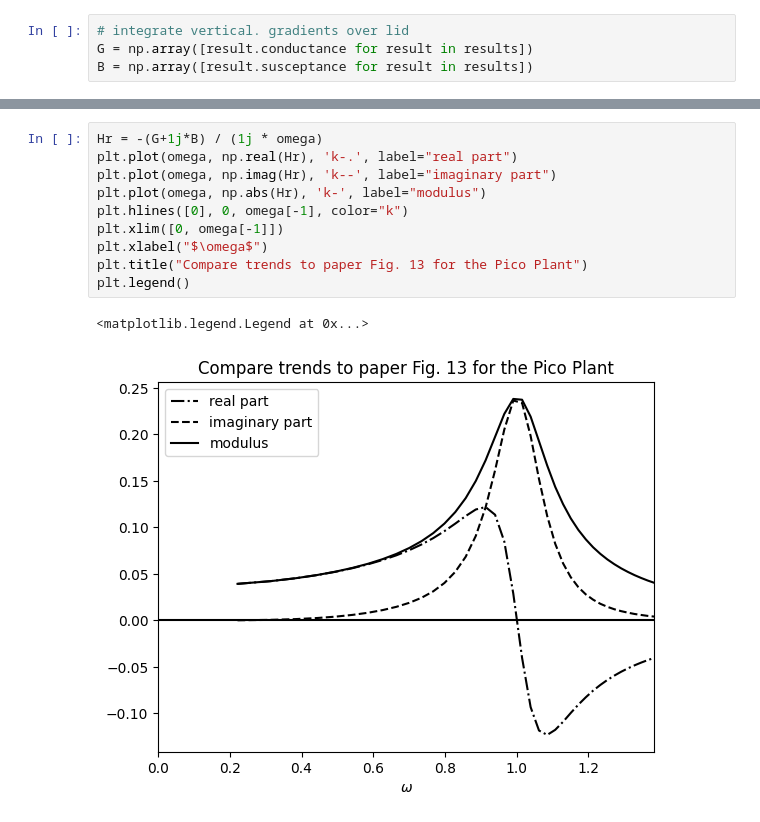
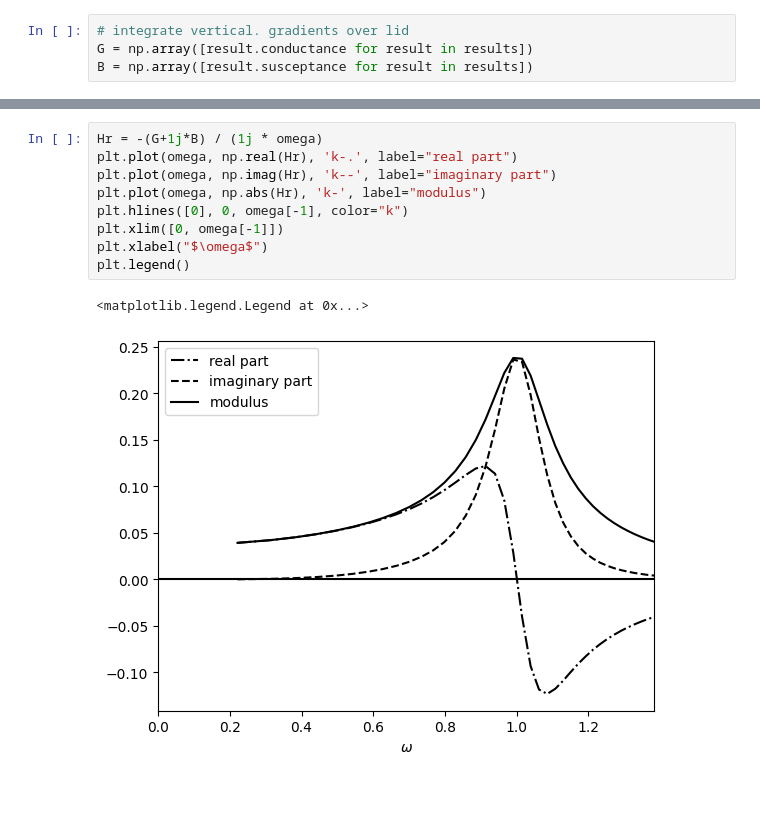
Before and after one commit to capytaine/capytaine, a Jupyter notebook: examples/moonpool_owc/moonpool.ipynb, the cells around one changed output, grey strips where cells are left out. Saved outputs shown, nothing was run; the diff lists cells and outputs as text; blank space fills up the shorter version.

```diff
--- a/examples/moonpool_owc/moonpool.ipynb
+++ b/examples/moonpool_owc/moonpool.ipynb
@@ -190,13 +190,12 @@ plt.legend()
 # %%
 Hr = -(G+1j*B) / (1j * omega)
 plt.plot(omega, np.real(Hr), 'k-.', label="real part")
 plt.plot(omega, np.imag(Hr), 'k--', label="imaginary part")
 plt.plot(omega, np.abs(Hr), 'k-', label="modulus")
 plt.hlines([0], 0, omega[-1], color="k")
 plt.xlim([0, omega[-1]])
 plt.xlabel("$\omega$")
-plt.title("Compare trends to paper Fig. 13 for the Pico Plant")
 plt.legend()
 # %% [output]
 <matplotlib.legend.Legend at 0x...>
-[figure, old version]
+[figure, new version]
```
Also changed, not shown: parts of 5 cells of this notebook, 4 other files.
